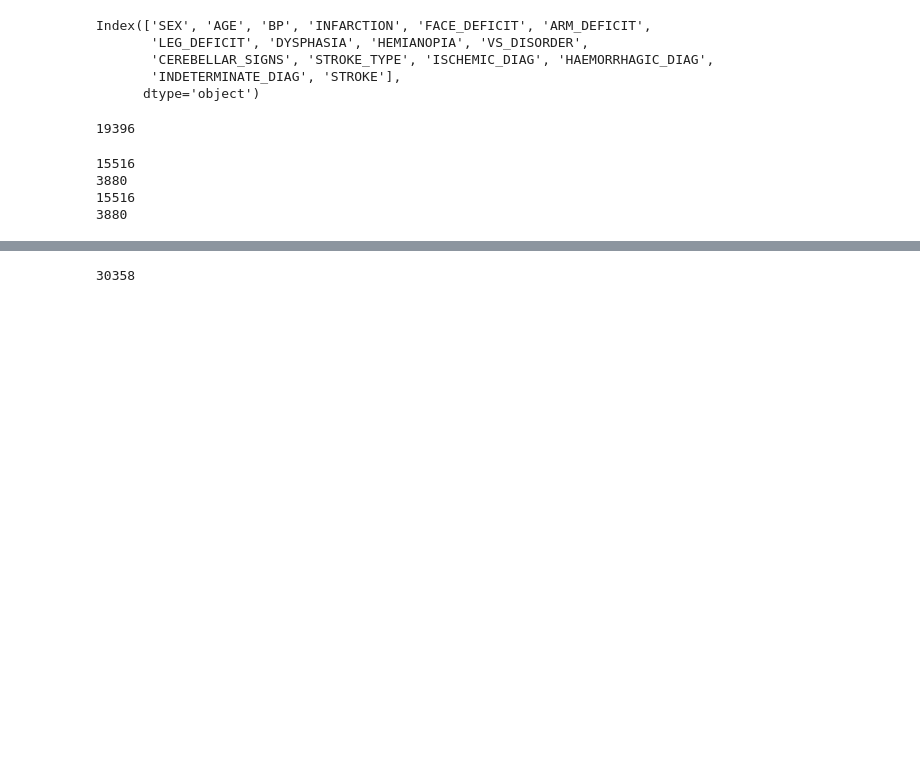
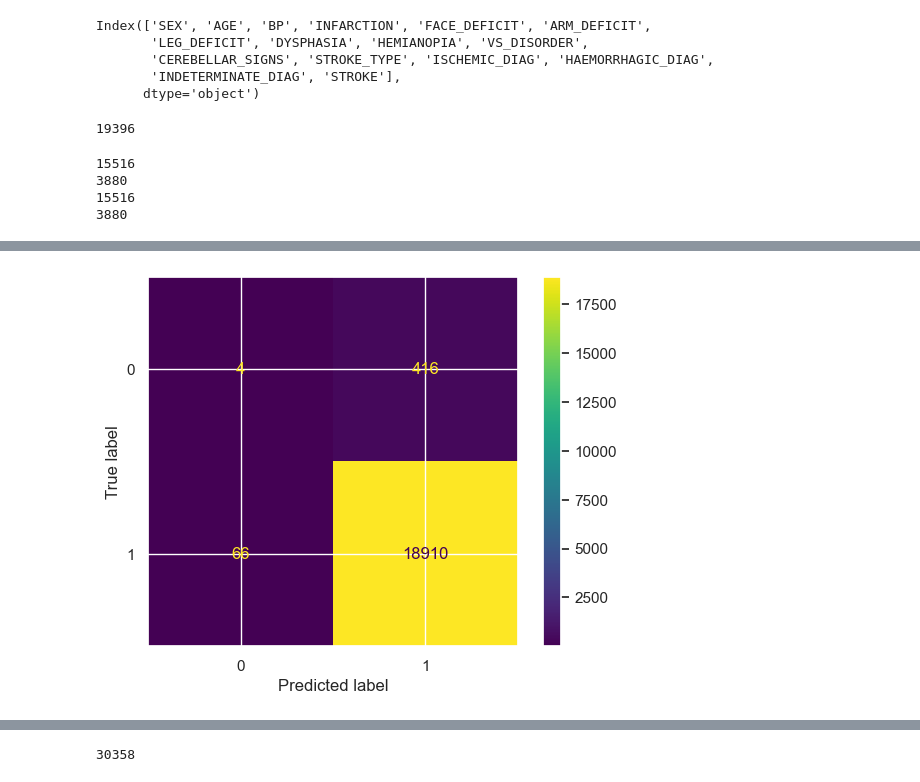
Before and after one commit to FavourAkumute/prediction_of_brain_stroke, a Jupyter notebook: IST_stroke_prediction.ipynb, the cells around one changed output, grey strips where cells are left out. Saved outputs shown, nothing was run; the diff lists cells and outputs as text; code cells hidden in the pictures; blank space fills up the shorter version.

```diff
--- a/IST_stroke_prediction.ipynb
+++ b/IST_stroke_prediction.ipynb
@@ -257,0 +349,12 @@ Text(0.5, 1.0, 'Classes in the training set before balancing')
+# %%
+from sklearn.model_selection import cross_val_score, cross_val_predict, KFold
+kf = KFold(n_splits=4, shuffle=True, random_state=42)
+rfc = RandomForestClassifier()
+cross_val_results = cross_val_score(rfc, X, y, cv=kf)
+print(cross_val_results)
+rfc_y_pred = cross_val_predict(rfc, X, y, cv=kf)
+
+# Step 5: Generate a classification report
+report = classification_report(y, rfc_y_pred)
+print(report)
+print(mean_squared_error(y, rfc_y_pred))
@@ -257,0 +373,7 @@ Text(0.5, 1.0, 'Classes in the training set before balancing')
+# %%
+cm = confusion_matrix(y, rfc_y_pred, labels=[0,1])
+disp = ConfusionMatrixDisplay(confusion_matrix=cm, display_labels=[0,1])
+disp.plot()
+plt.show()
+# %% [output]
+[figure, added]
```
Also changed, not shown: parts of 34 cells of this notebook.
